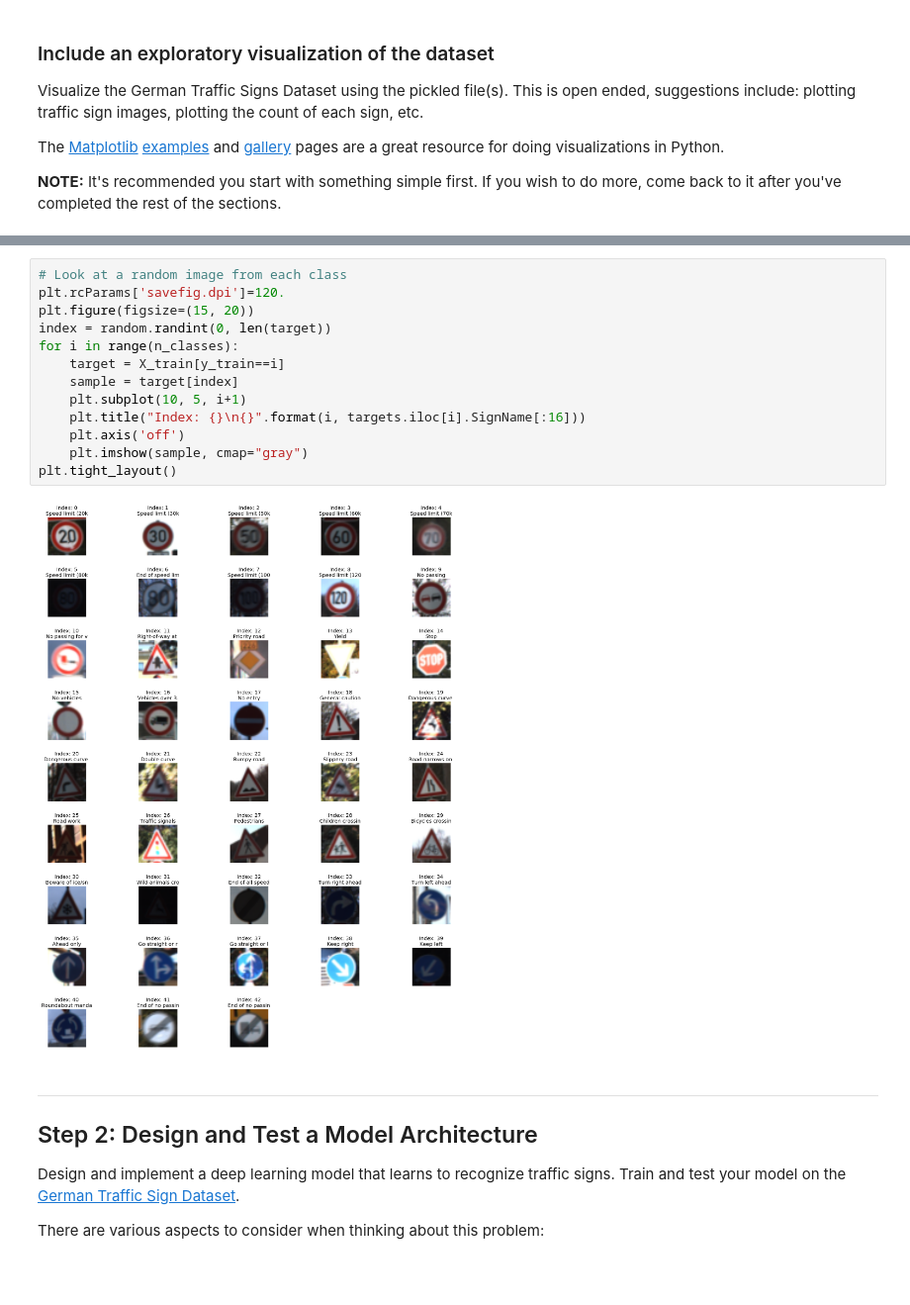
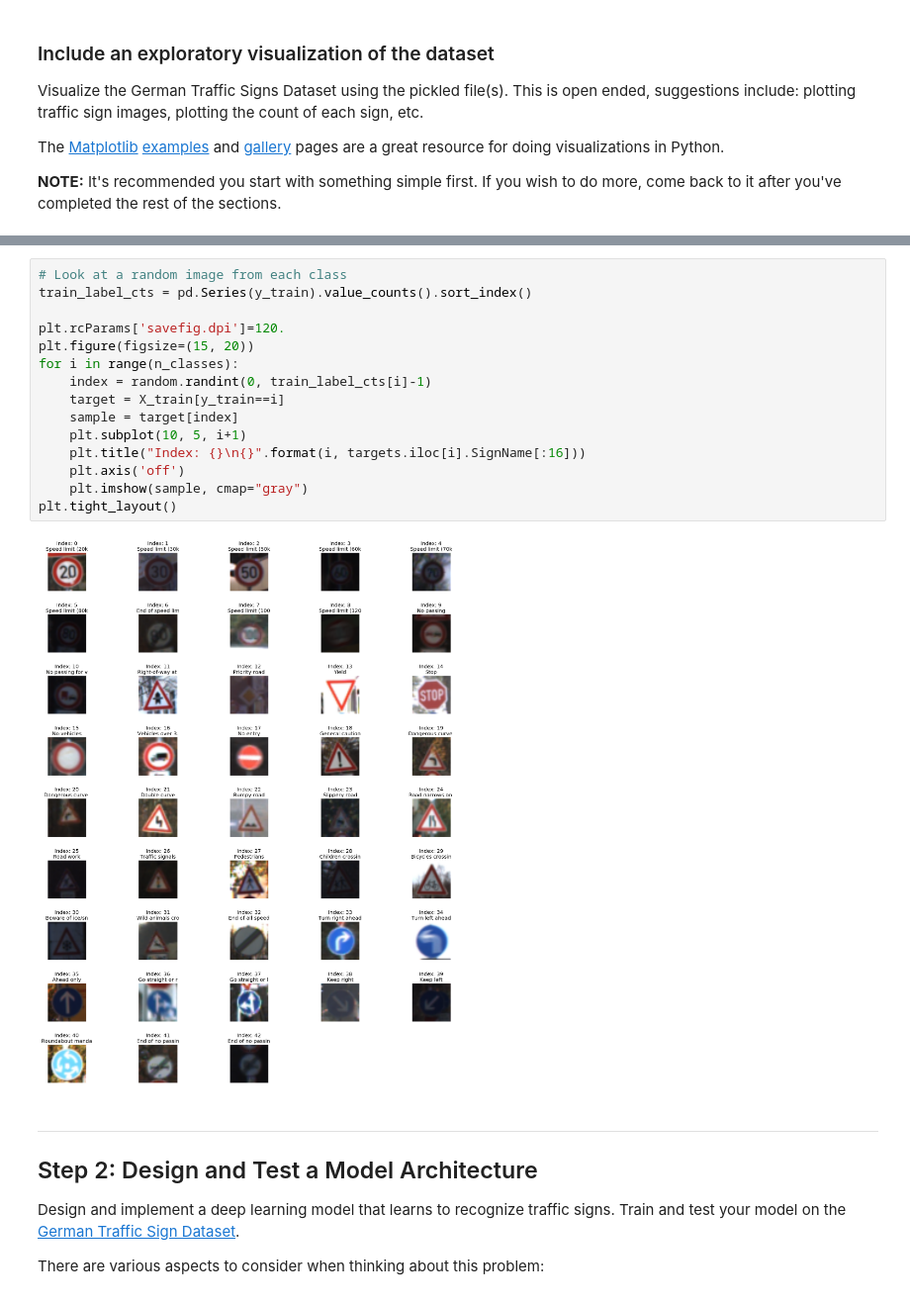
Before and after one commit to kcbighuge/CarND-Traffic-Sign-Classifier-Project-P2, a Jupyter notebook: Traffic_Sign_Classifier_v1.ipynb, the cells around one changed output, grey strips where cells are left out. Shown at 99% size. Drawn from its saved outputs; the diff is of its cells as text.

```diff
--- a/Traffic_Sign_Classifier_v1.ipynb
+++ b/Traffic_Sign_Classifier_v1.ipynb
@@ -166,18 +158,20 @@ plt.axis('off');
 # %%
 # Look at a random image from each class
+train_label_cts = pd.Series(y_train).value_counts().sort_index()
+
 plt.rcParams['savefig.dpi']=120.
 plt.figure(figsize=(15, 20))
-index = random.randint(0, len(target))
 for i in range(n_classes):
+    index = random.randint(0, train_label_cts[i]-1)
     target = X_train[y_train==i]
     sample = target[index]
     plt.subplot(10, 5, i+1)
     plt.title("Index: {}\n{}".format(i, targets.iloc[i].SignName[:16]))
     plt.axis('off')
     plt.imshow(sample, cmap="gray")
 plt.tight_layout()
 # %% [output]
-[figure, old version]
+[figure, new version]
 # %% [markdown]
 ----
 
```
Also changed, not shown: parts of 42 cells of this notebook, 12 other files.
